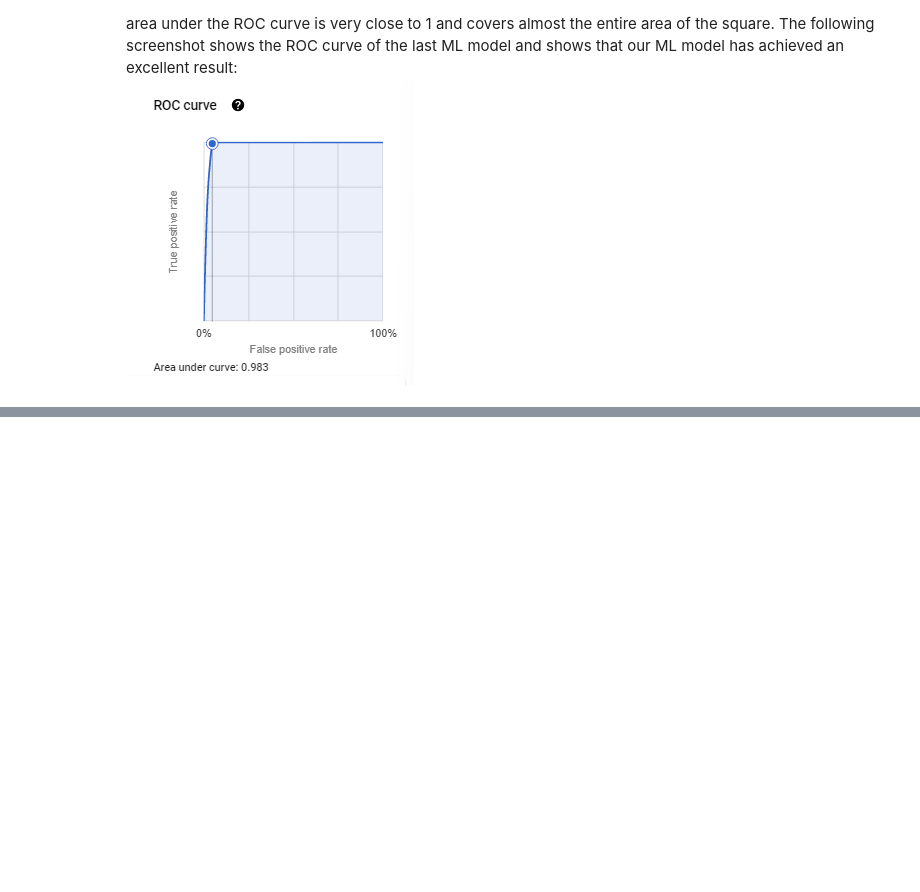
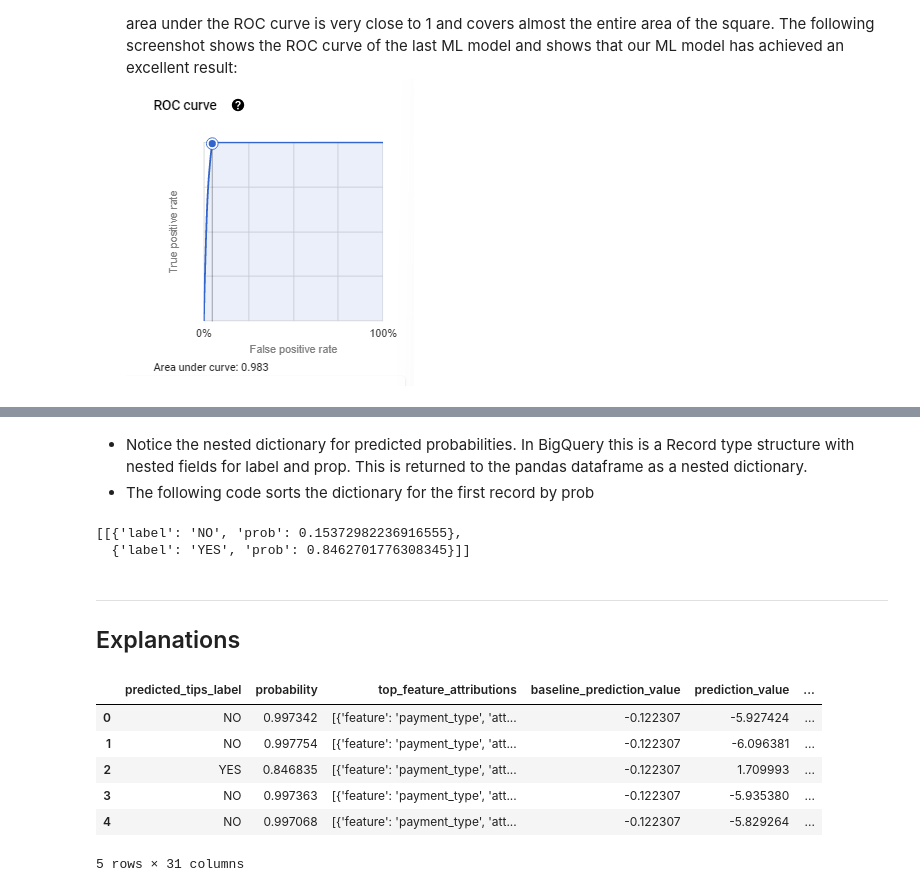
Before and after one commit to zacharyvunguyen/BigQuery-Machine-Learning-Predicting-Boolean-Values-Using-Binary-Logistic-Regression, a Jupyter notebook: 03a - BigQuery Machine Learning (BQML) - Machine Learning with SQL.ipynb, the cells around one changed output, grey strips where cells are left out. Cells and saved outputs as stored; diff of their text form; code cells hidden in the pictures; blank space fills up the shorter version.

```diff
--- a/03a - BigQuery Machine Learning (BQML) - Machine Learning with SQL.ipynb
+++ b/03a - BigQuery Machine Learning (BQML) - Machine Learning with SQL.ipynb
@@ -237,0 +350,12 @@ of the last ML model and shows that our ML model has achieved an excellent resul
+# %% [markdown]
+- Notice the nested dictionary for predicted probabilities. In BigQuery this is a Record type structure with nested fields for label and prop. This is returned to the pandas dataframe as a nested dictionary.
+- The following code sorts the dictionary for the first record by prob
+# %%
+exec('temp = pred.predicted_'+VAR_TARGET+'_probs[0]')
+[sorted(x, key = lambda x: x['label']) for x in [temp]]
+# %% [output]
+[[{'label': 'NO', 'prob': 0.15372982236916555},
+  {'label': 'YES', 'prob': 0.8462701776308345}]]
+# %% [markdown]
+---
+## Explanations
@@ -237,0 +372,10 @@ of the last ML model and shows that our ML model has achieved an excellent resul
+# %%
+explain.head()
+# %% [output]
+|  | predicted_tips_label | probability | top_feature_attributions | baseline_prediction_value | prediction_value | ... |
+| 0 | NO | 0.997342 | [{'feature': 'payment_type', 'att... | -0.122307 | -5.927424 | ... |
+| 1 | NO | 0.997754 | [{'feature': 'payment_type', 'att... | -0.122307 | -6.096381 | ... |
+| 2 | YES | 0.846835 | [{'feature': 'payment_type', 'att... | -0.122307 | 1.709993 | ... |
+| 3 | NO | 0.997363 | [{'feature': 'payment_type', 'att... | -0.122307 | -5.935380 | ... |
+| 4 | NO | 0.997068 | [{'feature': 'payment_type', 'att... | -0.122307 | -5.829264 | ... |
+5 rows × 31 columns
```
Also changed, not shown: parts of 27 cells of this notebook.
